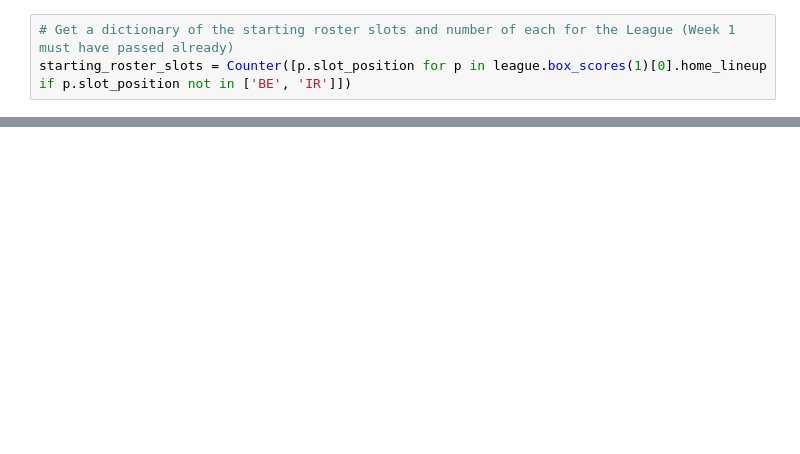
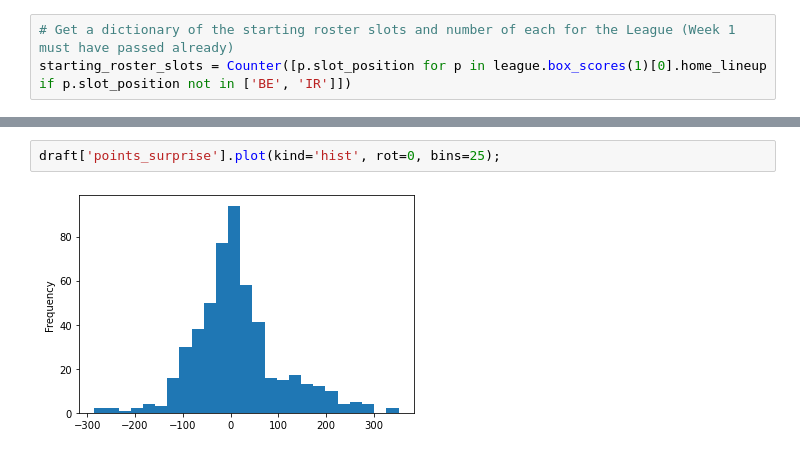
Before and after one commit to DesiPilla/espn-api-v3, a Jupyter notebook: code/new espn.ipynb, the cells around one changed output, grey strips where cells are left out. Saved outputs shown, nothing was run; the diff lists cells and outputs as text; blank space fills up the shorter version.

```diff
--- a/code/new espn.ipynb
+++ b/code/new espn.ipynb
@@ -181,0 +556,4 @@ get_top_players(team, week, slot, num_players)
+# %%
+draft['points_surprise'].plot(kind='hist', rot=0, bins=25);
+# %% [output]
+[figure, added]
```
Also changed, not shown: parts of 40 cells of this notebook, 6 other files.
